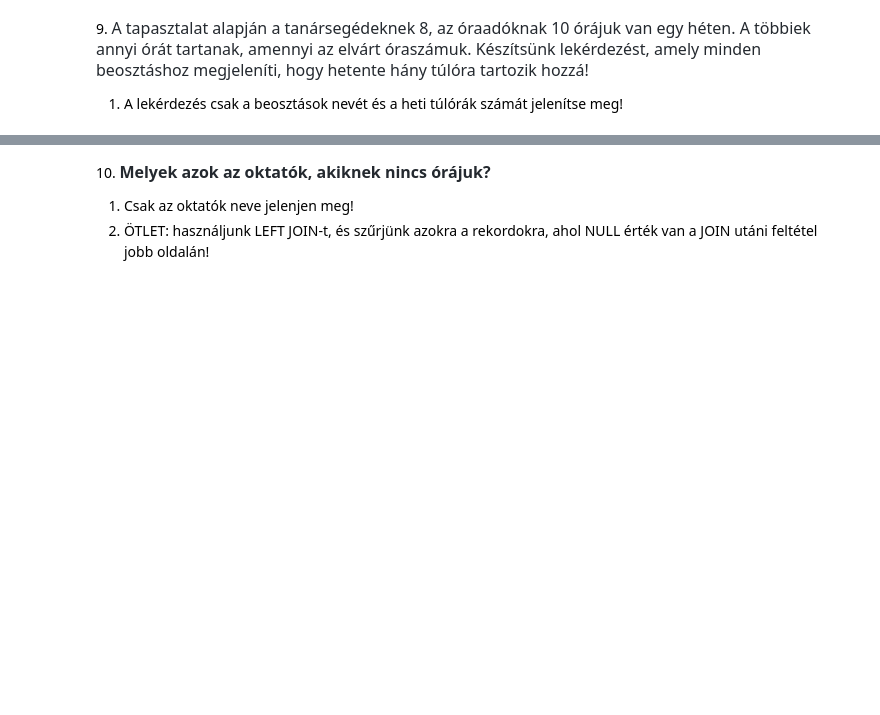
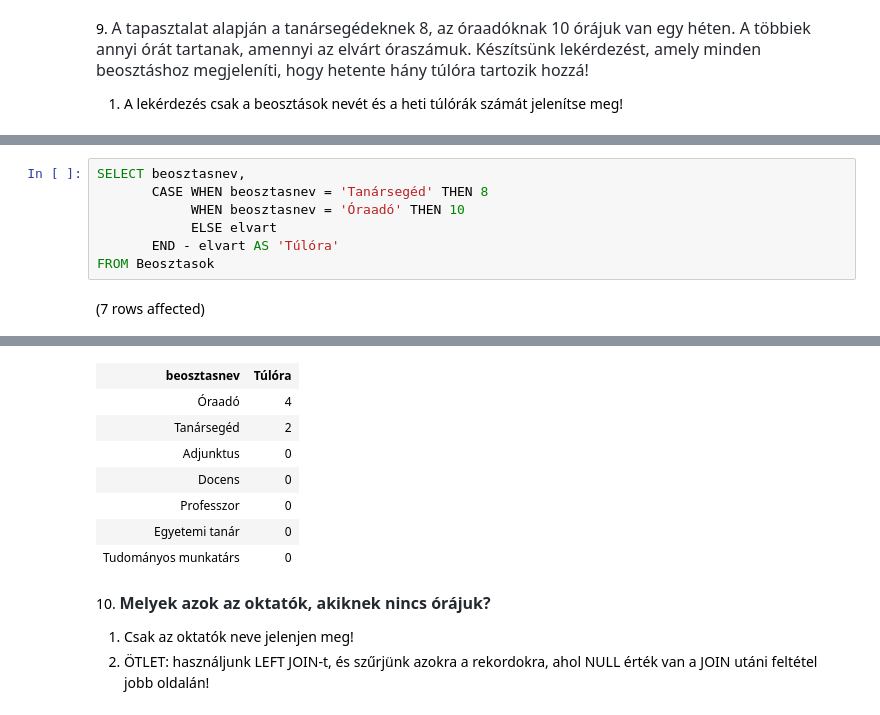
Before and after one commit to pkmate/Adatbazis, a Jupyter notebook: gyakorlat02_feladatok .ipynb, the cells around one changed output, grey strips where cells are left out. Drawn from its saved outputs; the diff is of its cells as text; blank space fills up the shorter version.

```diff
--- a/gyakorlat02_feladatok .ipynb
+++ b/gyakorlat02_feladatok .ipynb
@@ -217,0 +191,9 @@ Total execution time: 00:00:00.068
+# %%
+SELECT beosztasnev,
+	   CASE WHEN beosztasnev = 'Tanársegéd' THEN 8
+	        WHEN beosztasnev = 'Óraadó' THEN 10
+			ELSE elvart
+	   END - elvart AS 'Túlóra'
+FROM Beosztasok
+# %% [output]
+(7 rows affected)
@@ -218,3 +201,11 @@ Total execution time: 00:00:00.068
+| beosztasnev | Túlóra |
+| Óraadó | 4 |
+| Tanársegéd | 2 |
+| Adjunktus | 0 |
+| Docens | 0 |
+| Professzor | 0 |
+| Egyetemi tanár | 0 |
+| Tudományos munkatárs | 0 |
 # %% [markdown]
 10. <span style="font-weight: 600; color: rgb(36, 41, 47); font-family: -apple-system, BlinkMacSystemFont, &quot;Segoe UI&quot;, Helvetica, Arial, sans-serif, &quot;Apple Color Emoji&quot;, &quot;Segoe UI Emoji&quot;; font-size: 16px;">Melyek azok az oktatók, akiknek nincs órájuk?</span>
 
```
Also changed, not shown: parts of 7 cells of this notebook, 1 other file.
